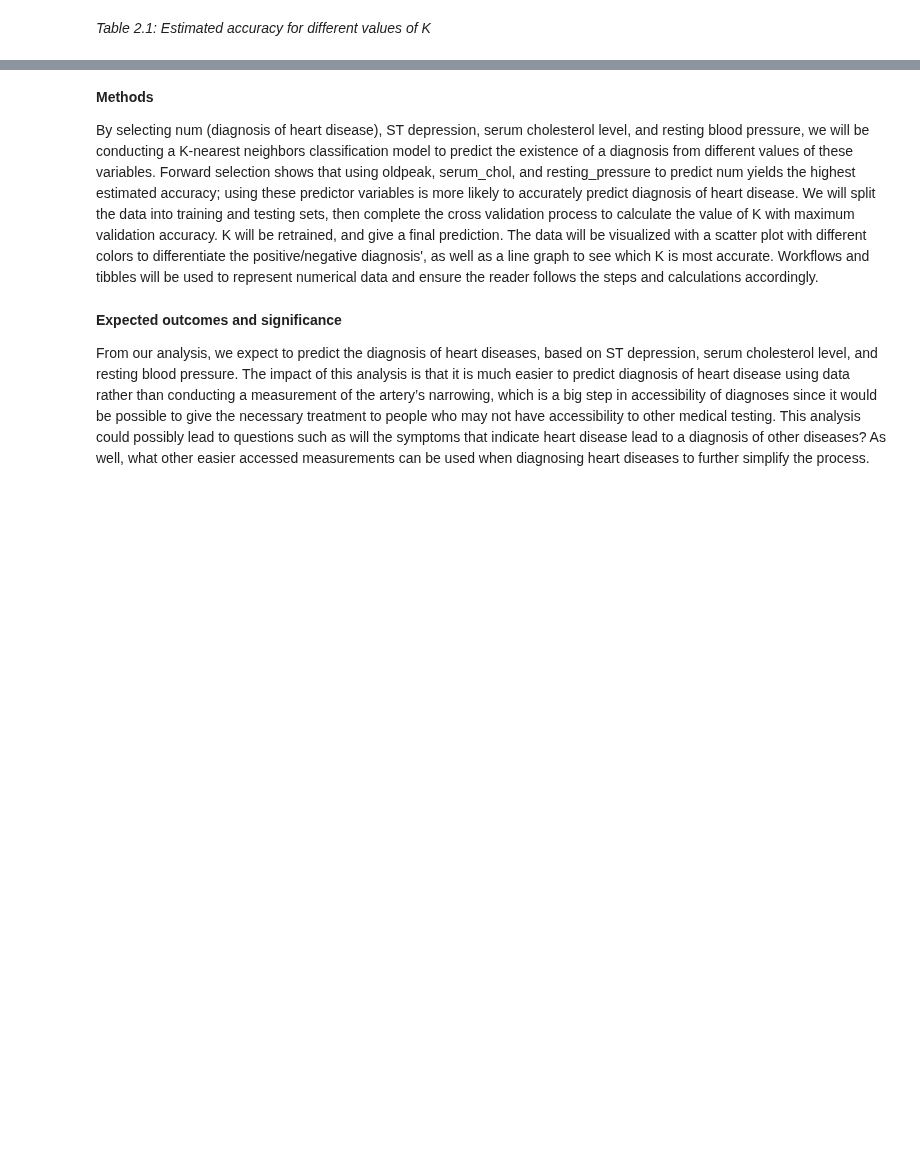
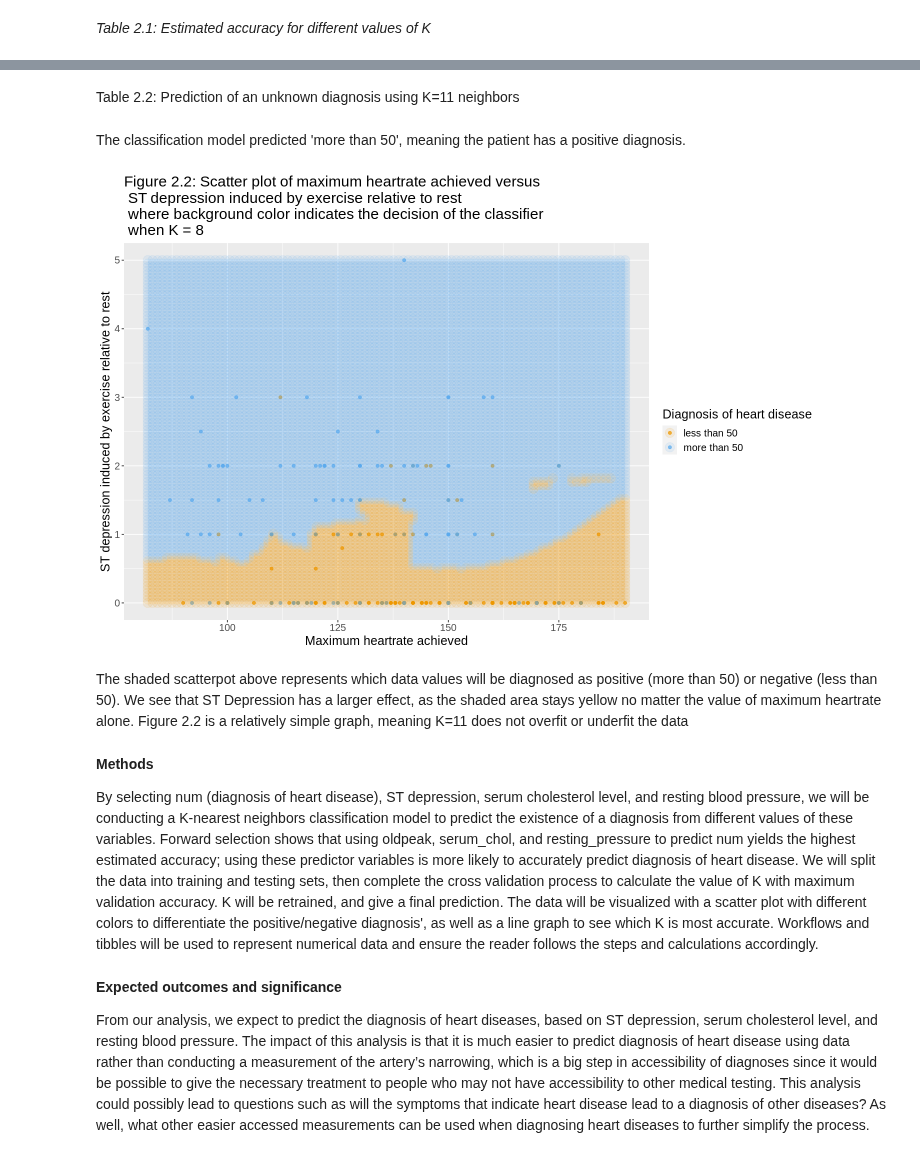
Before and after one commit to papercheesecake/DSCI100-group-project-18, a Jupyter notebook: group_report.ipynb, the cells around one changed output, grey strips where cells are left out. Cells and saved outputs as stored; diff of their text form; code cells hidden in the pictures; blank space fills up the shorter version.

```diff
--- a/group_report.ipynb
+++ b/group_report.ipynb
@@ -797,27 +697,0 @@ Prediction     less than 50 more than 50
-# %%
-# Choose K = 14
-
-heart_spec_14 <- nearest_neighbor(weight_func = "rectangular", neighbors = 14) %>%
-              set_engine("kknn") %>%
-              set_mode("classification")
-
-heart_recipe <- recipe(num ~ max_heartrate + oldpeak, data = training_heart_data) %>%
-                step_scale(all_predictors()) %>%
-                step_center(all_predictors())
-
-heart_fit_14 <- workflow() %>%
-             add_recipe(heart_recipe) %>%
-             add_model(heart_spec_14) %>%
-             fit(data = training_heart_data)
-
-heart_predict_14 <- predict(heart_fit_14, testing_heart_data) %>%
-                 bind_cols(testing_heart_data)
-
-heart_metiric_14 <- heart_predict_14 %>%
-                 metrics(truth = num, estimate = .pred_class) %>%
-                 filter(.metric == 'accuracy')
-heart_metiric_14
-
-heart_conf_mat_14 <- heart_predict_14 %>%
-                  conf_mat(truth = num, estimate = .pred_class)
-heart_conf_mat_14
@@ -872,3 +724,7 @@ heart_test_predictions
+# %% [markdown]
+Table 2.2: Prediction of an unknown diagnosis using K=11 neighbors
+# %% [markdown]
+The classification model predicted 'more than 50', meaning the patient has a positive diagnosis.
 # %%
 #Visualization of the analysis
 heart_data_final <- heart_data_fct %>%
@@ -879,34 +735,38 @@ heartrate_grid <- seq(min(heart_data_final$max_heartrate),
                       max(heart_data_final$max_heartrate),
                       length.out = 100)
 
 oldpeak_grid <- seq(min(heart_data_final$oldpeak),
                     max(heart_data_final$oldpeak),
                     length.out = 100)
 
 heartrate_oldpeak_grid <- as_tibble(expand.grid(max_heartrate = heartrate_grid,
                                 oldpeak = oldpeak_grid))
 
 
-knnPredGrid <- predict(heart_fit_7, heartrate_oldpeak_grid)
+knnPredGrid <- predict(heart_fit_11, heartrate_oldpeak_grid)
 
 prediction_table <- bind_cols(knnPredGrid, heartrate_oldpeak_grid) %>%
                     rename(num = .pred_class)
 
 analysis_plot <- ggplot() +
                  geom_point(data = heart_data_final,
                             mapping = aes(x = max_heartrate, y = oldpeak, color = num),
                  alpha = 0.75) +
                  geom_point(data = prediction_table,
                             mapping = aes(x = max_heartrate, y = oldpeak, color = num),
                  alpha = 0.1,
                  size = 5) +
                  labs(x = 'Maximum heartrate achieved', y = 'ST depression induced by exercise relative to rest',
                        color = 'Diagnosis of heart disease') +
                  scale_color_manual(labels = c("less than 50", "more than 50"),
                  values = c("orange2", "steelblue2")) +
                  ggtitle('Figure 2.2: Scatter plot of maximum heartrate achieved versus \n ST depression induced by exercise relative to rest \n where background color indicates the decision of the classifier \n when K = 8') +
                  theme(text = element_text(size = 15))
 analysis_plot
+# %% [output]
+[figure, added]
+# %% [markdown]
+The shaded scatterpot above represents which data values will be diagnosed as positive (more than 50) or negative (less than 50). We see that ST Depression has a larger effect, as the shaded area stays yellow no matter the value of maximum heartrate alone. Figure 2.2 is a relatively simple graph, meaning K=11 does not overfit or underfit the data
 # %% [markdown]
 **Methods**
 
```
Also changed, not shown: parts of 35 cells of this notebook.
